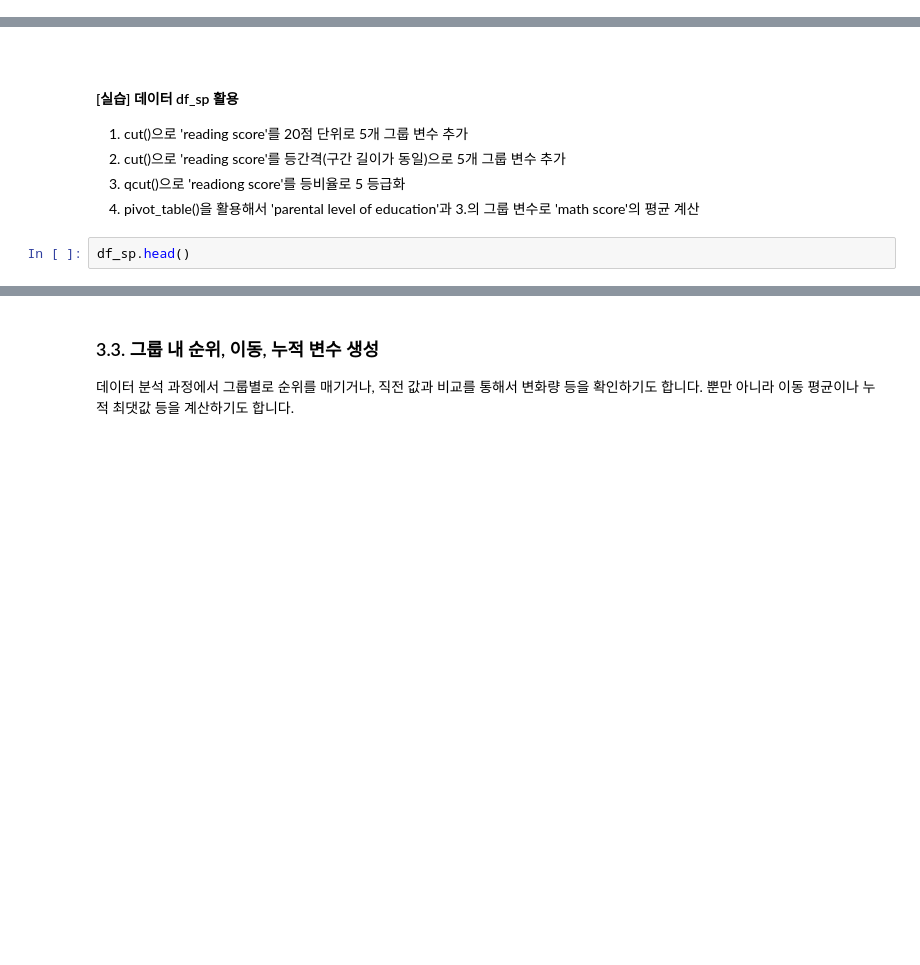
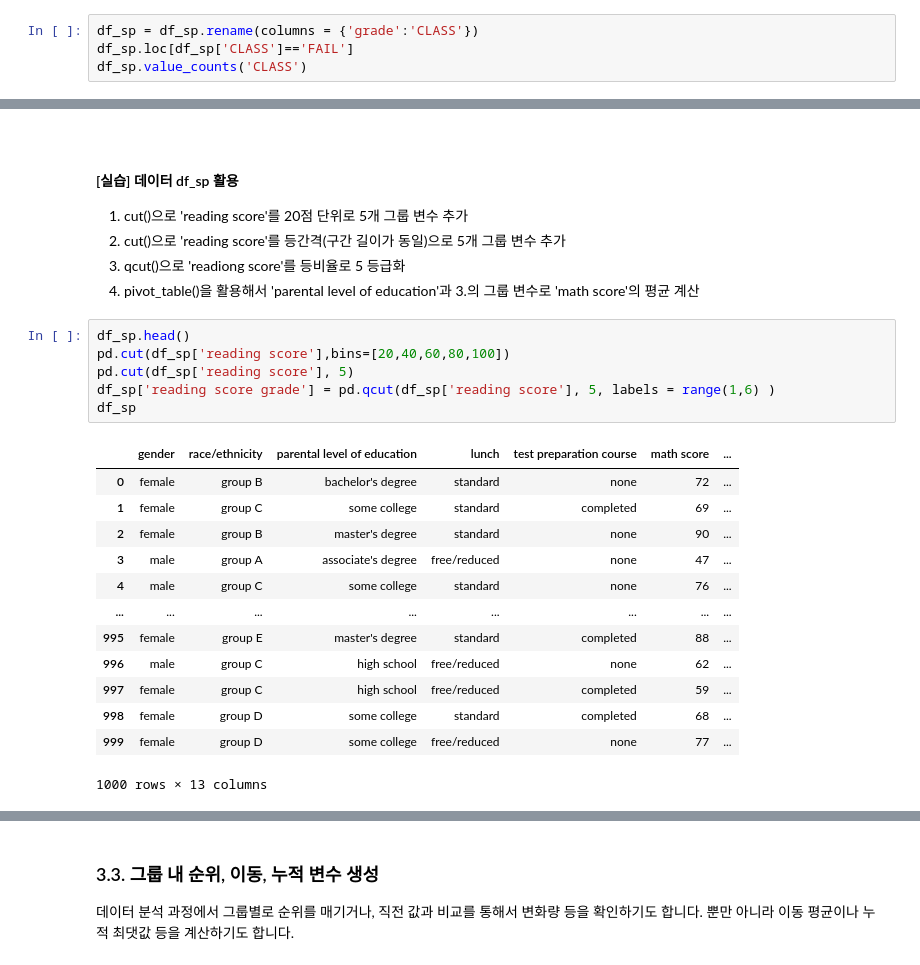
Before and after one commit to wseokyang/python_data_preprocess, a Jupyter notebook: Python실습/06_변수 형식 처리 및 파생변수 생성.ipynb, the cells around one changed output, grey strips where cells are left out. Saved outputs shown, nothing was run; the diff lists cells and outputs as text; blank space fills up the shorter version.

```diff
--- a/Python실습/06_변수 형식 처리 및 파생변수 생성.ipynb
+++ b/Python실습/06_변수 형식 처리 및 파생변수 생성.ipynb
@@ -152,0 +291,4 @@ df_sp.head()
+# %%
+df_sp = df_sp.rename(columns = {'grade':'CLASS'})
+df_sp.loc[df_sp['CLASS']=='FAIL']
+df_sp.value_counts('CLASS')
@@ -338,3 +814,21 @@ df_ins['charges_grp2'].value_counts()
 4. pivot_table()을 활용해서 'parental level of education'과 3.의 그룹 변수로 'math score'의 평균 계산
 # %%
 df_sp.head()
+pd.cut(df_sp['reading score'],bins=[20,40,60,80,100])
+pd.cut(df_sp['reading score'], 5)
+df_sp['reading score grade'] = pd.qcut(df_sp['reading score'], 5, labels = range(1,6) )
+df_sp
+# %% [output]
+|  | gender | race/ethnicity | parental level of education | lunch | test preparation course | math score | ... |
+| 0 | female | group B | bachelor's degree | standard | none | 72 | ... |
+| 1 | female | group C | some college | standard | completed | 69 | ... |
+| 2 | female | group B | master's degree | standard | none | 90 | ... |
+| 3 | male | group A | associate's degree | free/reduced | none | 47 | ... |
+| 4 | male | group C | some college | standard | none | 76 | ... |
+| ... | ... | ... | ... | ... | ... | ... | ... |
+| 995 | female | group E | master's degree | standard | completed | 88 | ... |
+| 996 | male | group C | high school | free/reduced | none | 62 | ... |
+| 997 | female | group C | high school | free/reduced | completed | 59 | ... |
+| 998 | female | group D | some college | standard | completed | 68 | ... |
+| 999 | female | group D | some college | free/reduced | none | 77 | ... |
+1000 rows × 13 columns
```
Also changed, not shown: parts of 71 cells of this notebook, 2 other files.
